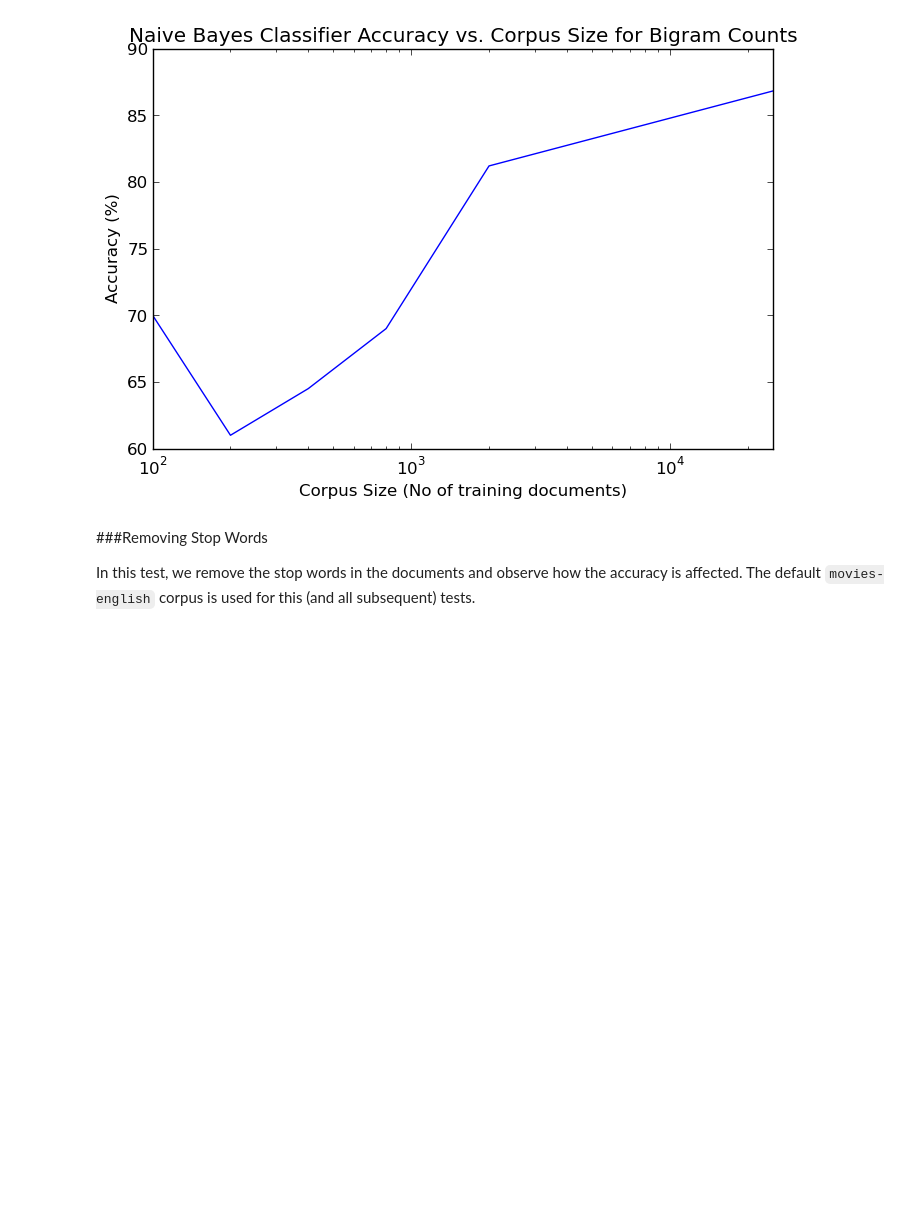
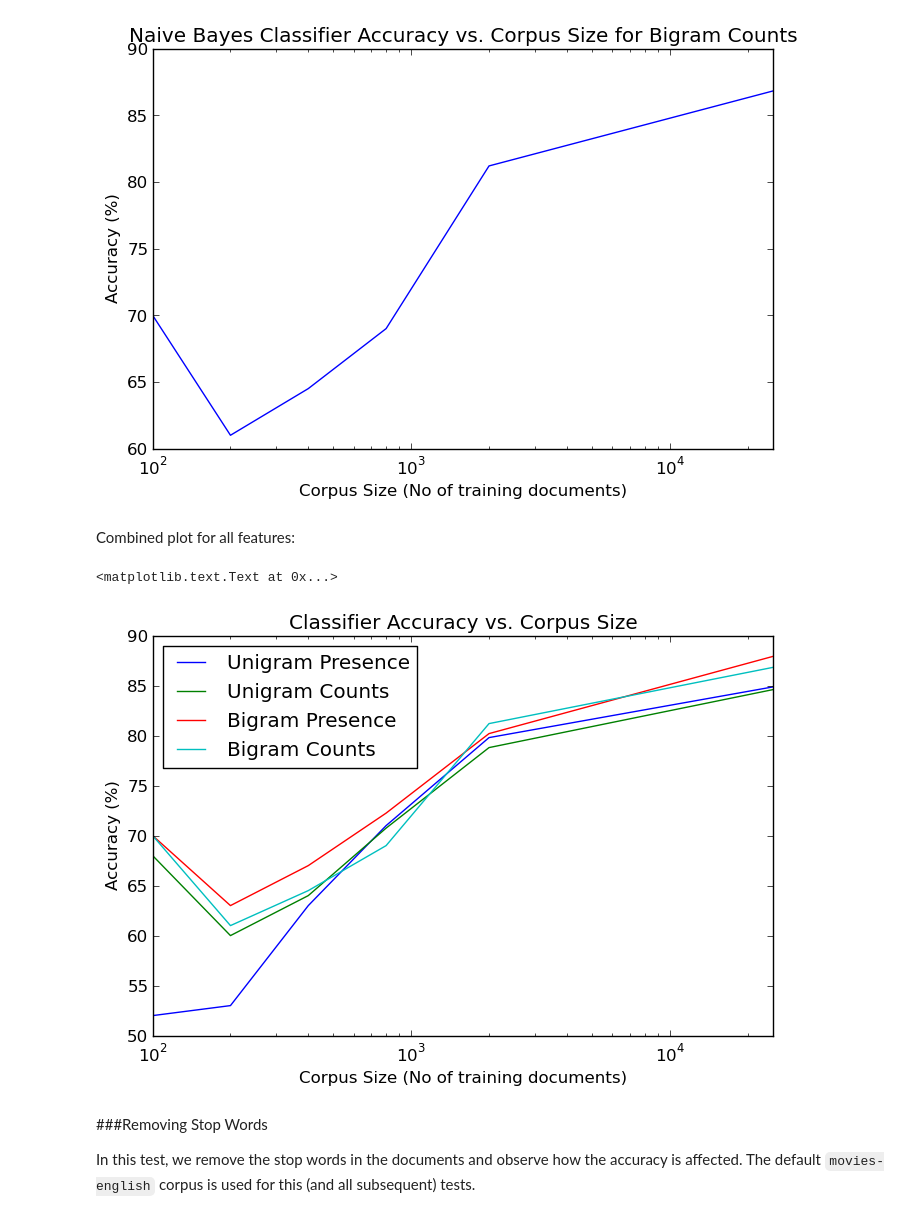
Before and after one commit to DJSagarAhire/Sentiment-Analysis-Comparative-Study, a Jupyter notebook: notebooks/Additional-Tests.ipynb, the cells around one changed output. Saved outputs shown, nothing was run; the diff lists cells and outputs as text; code cells hidden in the pictures; blank space fills up the shorter version.

Commit message:
Added unified plot to corpus size analysis

```diff
--- a/notebooks/Additional-Tests.ipynb
+++ b/notebooks/Additional-Tests.ipynb
@@ -118,7 +118,7 @@ Size of training set: 25000
 from sklearn.svm import LinearSVC
 unigram_linsvm = LinearSVC()
 # %%
-accuracy_list = []
+accuracy_list_unigram_presence = []
 
 for i in range(6):
 
@@ -132,7 +132,7 @@ for i in range(6):
     # Run classifier
     print("Classifying corpus {0}".format(corpuslist[i]['path']))
     predict_y = classify(unigram_linsvm)
-    accuracy_list.append(accuracy())
+    accuracy_list_unigram_presence.append(accuracy())
 # %% [output]
 Classifying corpus ../data/movies-english-50/
 Accuracy: 52.0%
@@ -167,7 +167,7 @@ title('SVM Classifier Accuracy vs. Corpus Size for Bigram Presence')
 from sklearn.svm import LinearSVC
 unigram_linsvm = LinearSVC()
 # %%
-accuracy_list = []
+accuracy_list_unigram_counts = []
 
 for i in range(6):
 
@@ -181,7 +181,7 @@ for i in range(6):
     # Run classifier
     print("Classifying corpus {0}".format(corpuslist[i]['path']))
     predict_y = classify(unigram_linsvm)
-    accuracy_list.append(accuracy())
+    accuracy_list_unigram_counts.append(accuracy())
 # %% [output]
 Classifying corpus ../data/movies-english-50/
 Accuracy: 68.0%
@@ -216,7 +216,7 @@ title('SVM Classifier Accuracy vs. Corpus Size for Unigram Counts')
 from sklearn.svm import LinearSVC
 bigram_linsvm = LinearSVC()
 # %%
-accuracy_list = []
+accuracy_list_bigram_presence = []
 
 for i in range(6):
 
@@ -230,7 +230,7 @@ for i in range(6):
     # Run classifier
     print("Classifying corpus {0}".format(corpuslist[i]['path']))
     predict_y = classify(bigram_linsvm)
-    accuracy_list.append(accuracy())
+    accuracy_list_bigram_presence.append(accuracy())
 # %% [output]
 Classifying corpus ../data/movies-english-50/
 Accuracy: 70.0%
@@ -265,7 +265,7 @@ title('SVM Classifier Accuracy vs. Corpus Size for Bigram Presence')
 from sklearn.naive_bayes import MultinomialNB
 bigram_nb = MultinomialNB()
 # %%
-accuracy_list = []
+accuracy_list_bigram_counts = []
 
 for i in range(6):
 
@@ -279,7 +279,7 @@ for i in range(6):
     # Run classifier
     print("Classifying corpus {0}".format(corpuslist[i]['path']))
     predict_y = classify(bigram_nb)
-    accuracy_list.append(accuracy())
+    accuracy_list_bigram_counts.append(accuracy())
 # %% [output]
 Classifying corpus ../data/movies-english-50/
 Accuracy: 70.0%
@@ -308,6 +308,22 @@ title('Naive Bayes Classifier Accuracy vs. Corpus Size for Bigram Counts')
 # %% [output]
 <matplotlib.text.Text at 0x...>
 [figure]
+# %% [markdown]
+Combined plot for all features:
+# %%
+plot(size_list, accuracy_list_unigram_presence, label='Unigram Presence')
+plot(size_list, accuracy_list_unigram_counts, label='Unigram Counts')
+plot(size_list, accuracy_list_bigram_presence, label='Bigram Presence')
+plot(size_list, accuracy_list_bigram_counts, label='Bigram Counts')
+legend(loc='best')
+xscale('log')
+xlim([0, 25000])
+xlabel('Corpus Size (No of training documents)')
+ylabel('Accuracy (%)')
+title('Classifier Accuracy vs. Corpus Size')
+# %% [output]
+<matplotlib.text.Text at 0x...>
+[figure, added]
 # %% [markdown]
 ###Removing Stop Words
 
```
Also changed, not shown: parts of 4 cells of this notebook, 2 other files.
